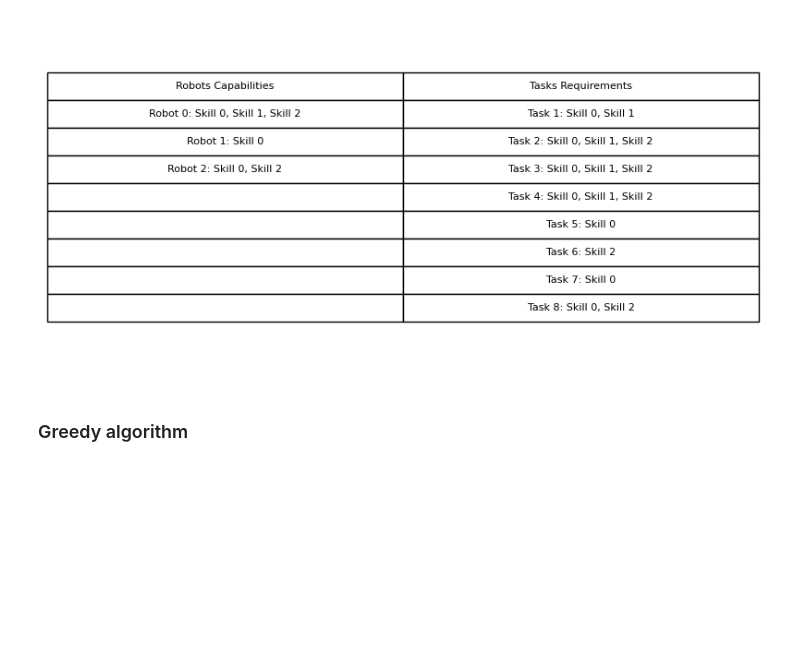
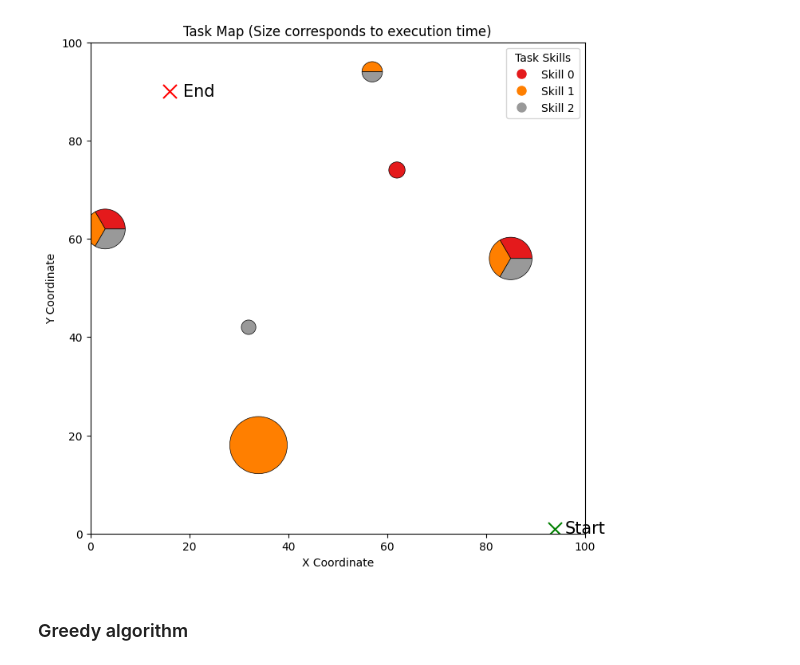
Before and after one commit to jakbichler/Sadcher, a Jupyter notebook: baselines/algorithm_comparison.ipynb, the cells around one changed output. Cells and saved outputs as stored; diff of their text form; code cells hidden in the pictures; blank space fills up the shorter version.

```diff
--- a/baselines/algorithm_comparison.ipynb
+++ b/baselines/algorithm_comparison.ipynb
@@ -24,7 +36,8 @@ problem_instance: ProblemData = generate_random_data(n_tasks, n_robots, n_skills
-# %%
-show_problem_instance(problem_instance)
-# %% [output]
-[figure, removed]
+# %%
+%autoreload 2
+plot_task_map(problem_instance['task_locations'], problem_instance['T_e'], problem_instance['R'])
+# %% [output]
+[figure, added]
 # %% [markdown]
 ### Greedy algorithm
 # %%
```
Also changed, not shown: parts of 13 cells of this notebook, 13 other files.
